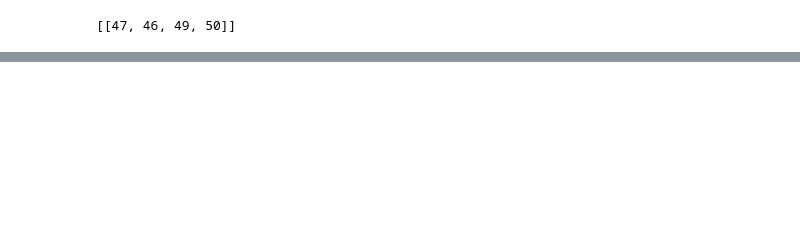
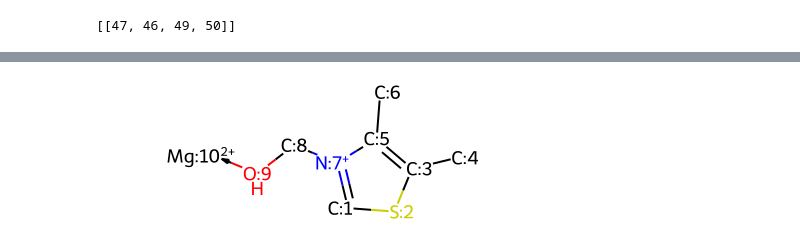
Before and after one commit to stefanpate/enz-rxn-data, a Jupyter notebook: explore_mechanism.ipynb, the cells around one changed output, grey strips where cells are left out. Saved outputs shown, nothing was run; the diff lists cells and outputs as text; code cells hidden in the pictures; blank space fills up the shorter version.

```diff
--- a/explore_mechanism.ipynb
+++ b/explore_mechanism.ipynb
@@ -410,0 +229,3 @@ print(root.nsmap, root.tag)
+# %%
+lmol
+# %% [output]
@@ -410,0 +233 @@ print(root.nsmap, root.tag)
+[figure, added]
```
Also changed, not shown: parts of 58 cells of this notebook, 3 other files.
